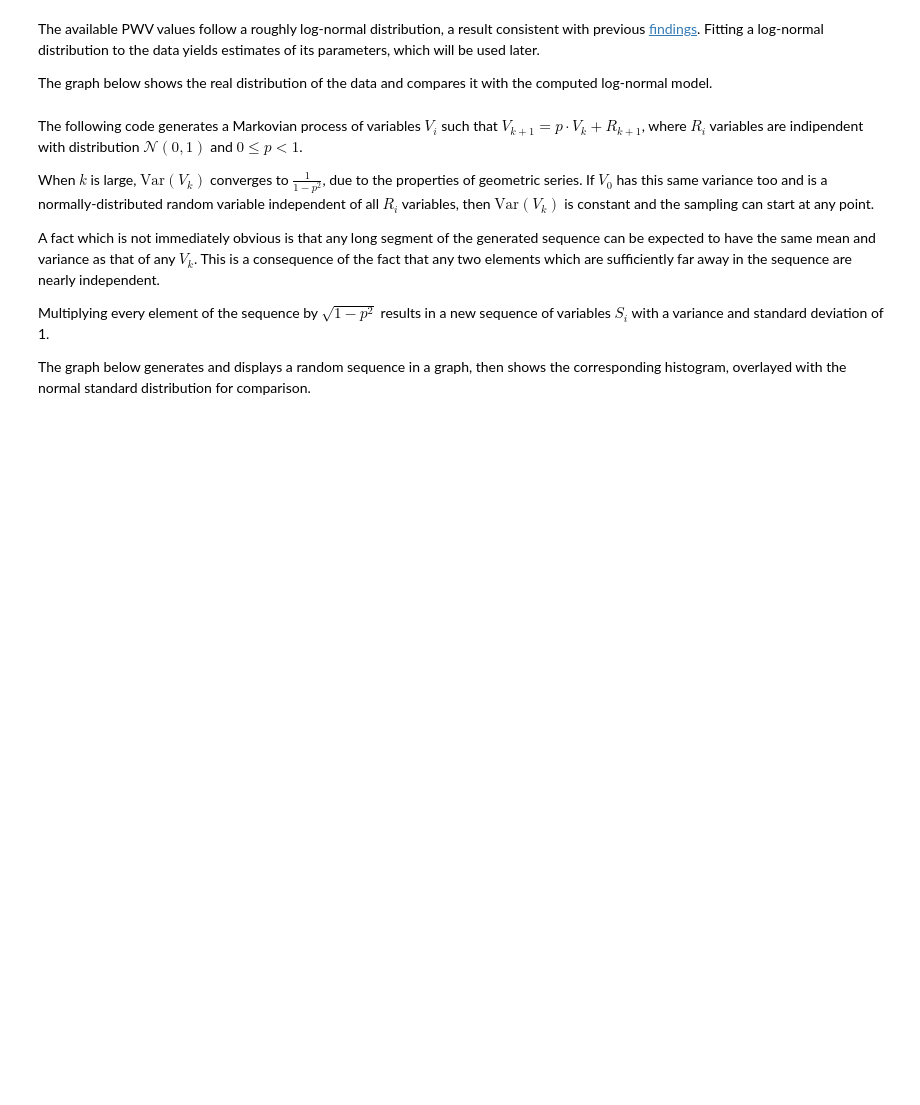
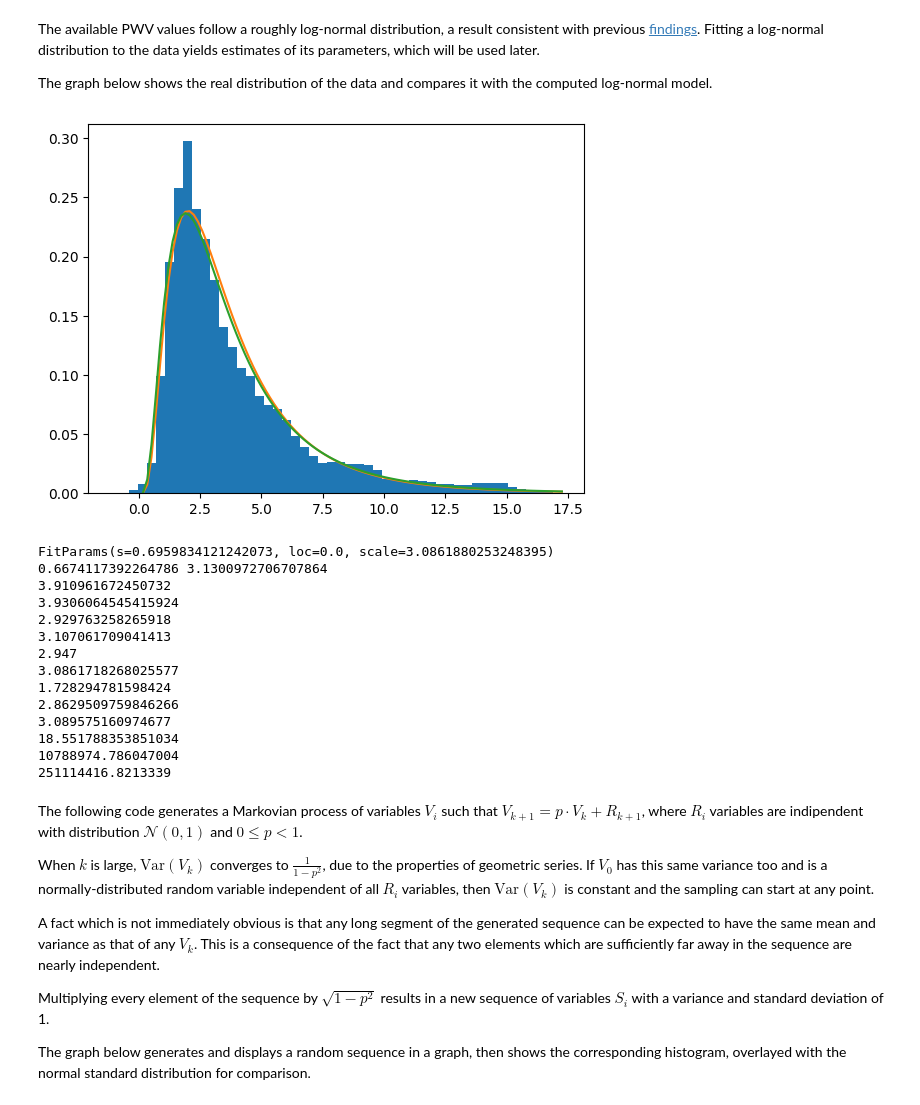
Before and after one commit to Aspie96/AstroTesi, a Jupyter notebook: notebooks/GeneratePVW.ipynb, the cells around one changed output. Saved outputs shown, nothing was run; the diff lists cells and outputs as text; code cells hidden in the pictures; blank space fills up the shorter version.

```diff
--- a/notebooks/GeneratePVW.ipynb
+++ b/notebooks/GeneratePVW.ipynb
@@ -49,3 +43,69 @@ kr /= 100
+# %%
+plt.hist(pwv_values, bins=50, density=True)
+#plt.show()
+
+mean = pwv_values.mean()
+std = pwv_values.std()
+s2 = np.log((std / mean) ** 2 + 1)
+s_g = np.sqrt(s2)
+scale_g = mean * np.exp(-s2 / 2)
+distribution = scipy.stats.lognorm(s=s_g, scale=scale_g)
+span = np.arange(pwv_values.max(), step=pwv_values.max() / 100) + pwv_values.max() / 100
+plt.plot(span, distribution.pdf(span))
+#plt.show()
+
+bounds = { "s": (0, 1), "scale": (0, 10) }
+guess = { "s": s_g, "scale": scale_g }
+result = scipy.stats.fit(scipy.stats.lognorm, pwv_values, bounds=bounds, guess=guess)
+params = result.params
+distribution = scipy.stats.lognorm(*params)
+span = np.arange(pwv_values.max(), step=pwv_values.max() / 100) + pwv_values.max() / 100
+plt.plot(span, distribution.pdf(span))
+#plt.show()
+
+#distribution = scipy.stats.lognorm(s=0.7, scale=3.1)
+#span = np.arange(pwv_values.max(), step=pwv_values.max() / 100) + pwv_values.max() / 100
+#plt.plot(span, distribution.pdf(span))
+plt.show()
+
+print(params)
+print(s_g, scale_g)
+
+skew = (np.exp(s2) + 2) * np.sqrt(np.exp(s2) - 1)
+kurtosis = np.exp(4 * s2) + 2 * np.exp(3 * s2) + 3 * np.exp(2 * s2) - 6
+median = np.exp(s_g)
+scipy.stats.skew(pwv_values)
+scipy.stats.kurtosis(pwv_values)
+np.median(pwv_values)
+
+print(pwv_values.mean())
+print(np.mean(distribution.rvs(10000000)))
+print(pwv_values.std())
+print(np.std(distribution.rvs(10000000)))
+print(np.median(pwv_values))
+print(np.median(distribution.rvs(10000000)))
+print(scipy.stats.skew(pwv_values))
+print(scipy.stats.skew(distribution.rvs(10000000)))
+print(scipy.stats.kurtosis(pwv_values))
+print(scipy.stats.kurtosis(distribution.rvs(10000000)))
+print(np.sum(pwv_values ** 2))
+print(np.sum(distribution.rvs(10000000) ** 2))
+# %% [output]
+[figure, added]
+FitParams(s=0.6959834121242073, loc=0.0, scale=3.0861880253248395)
+0.6674117392264786 3.1300972706707864
+3.910961672450732
+3.9306064545415924
+2.929763258265918
+3.107061709041413
+2.947
+3.0861718268025577
+1.728294781598424
+2.8629509759846266
+3.089575160974677
+18.551788353851034
+10788974.786047004
+251114416.8213339
 # %% [markdown]
 The following code generates a Markovian process of variables $V_i$ such that $V_{k+1}=p \cdot V_k+R_{k+1}$, where $R_i$ variables are indipendent with distribution $\mathcal{N}(0,1)$ and $0 \le p<1$.
 
```
Also changed, not shown: parts of 1 cell of this notebook.
